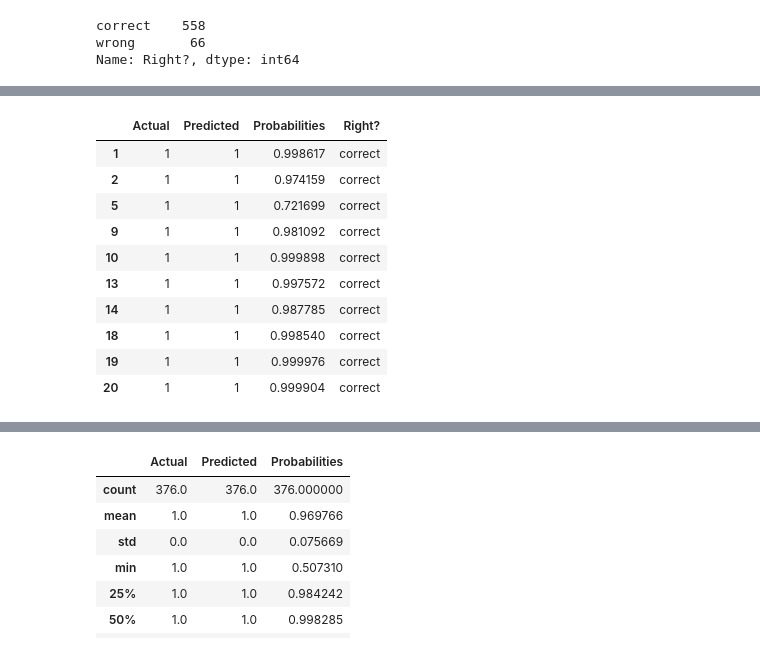
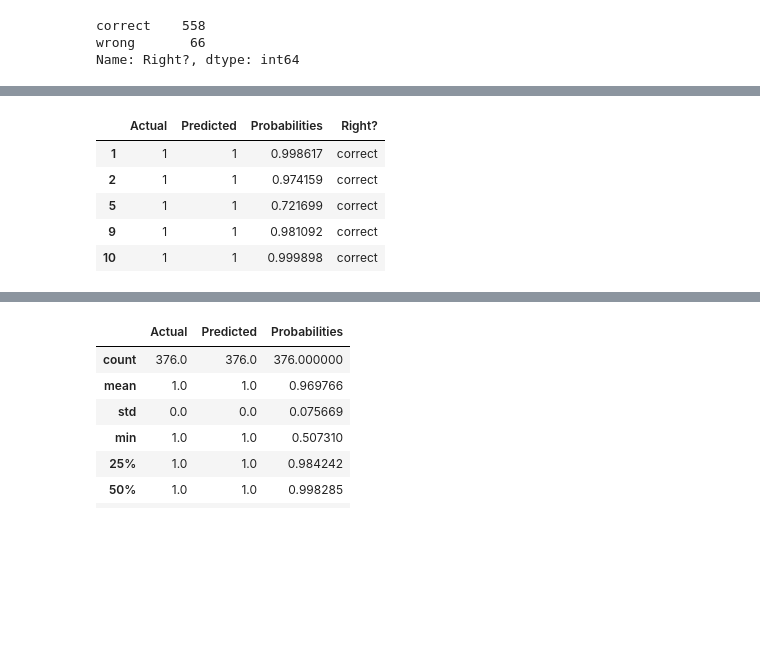
Before and after one commit to jingyunw/CNN_Image_Classification, a Jupyter notebook: prob_eva.ipynb, the cells around one changed output, grey strips where cells are left out. Cells and saved outputs as stored; diff of their text form; code cells hidden in the pictures; blank space fills up the shorter version.

```diff
--- a/prob_eva.ipynb
+++ b/prob_eva.ipynb
@@ -1,6 +1,10 @@
 # %%
 import pandas as pd
 pd.options.display.max_rows = 100
+pd.set_option("precision", 6)
+import seaborn as sns
+import matplotlib.pyplot as plt
+%matplotlib inline
 # %%
 df = pd.read_csv('saved_csv/compare_test_df.csv', index_col=0)
 df
@@ -97,15 +66,11 @@ df_right.sort_values(by='Probabilities')
 # %%
+# sub-df: predict(1)  and correctly
 df_right_1 = df_right.loc[df_right['Actual'] == 1]
-df_right_1.head(10)
+df_right_1.head()
 # %% [output]
 |  | Actual | Predicted | Probabilities | Right? |
 | 1 | 1 | 1 | 0.998617 | correct |
 | 2 | 1 | 1 | 0.974159 | correct |
 | 5 | 1 | 1 | 0.721699 | correct |
 | 9 | 1 | 1 | 0.981092 | correct |
 | 10 | 1 | 1 | 0.999898 | correct |
-| 13 | 1 | 1 | 0.997572 | correct |
-| 14 | 1 | 1 | 0.987785 | correct |
-| 18 | 1 | 1 | 0.998540 | correct |
-| 19 | 1 | 1 | 0.999976 | correct |
-| 20 | 1 | 1 | 0.999904 | correct |
```
Also changed, not shown: parts of 16 cells of this notebook.
